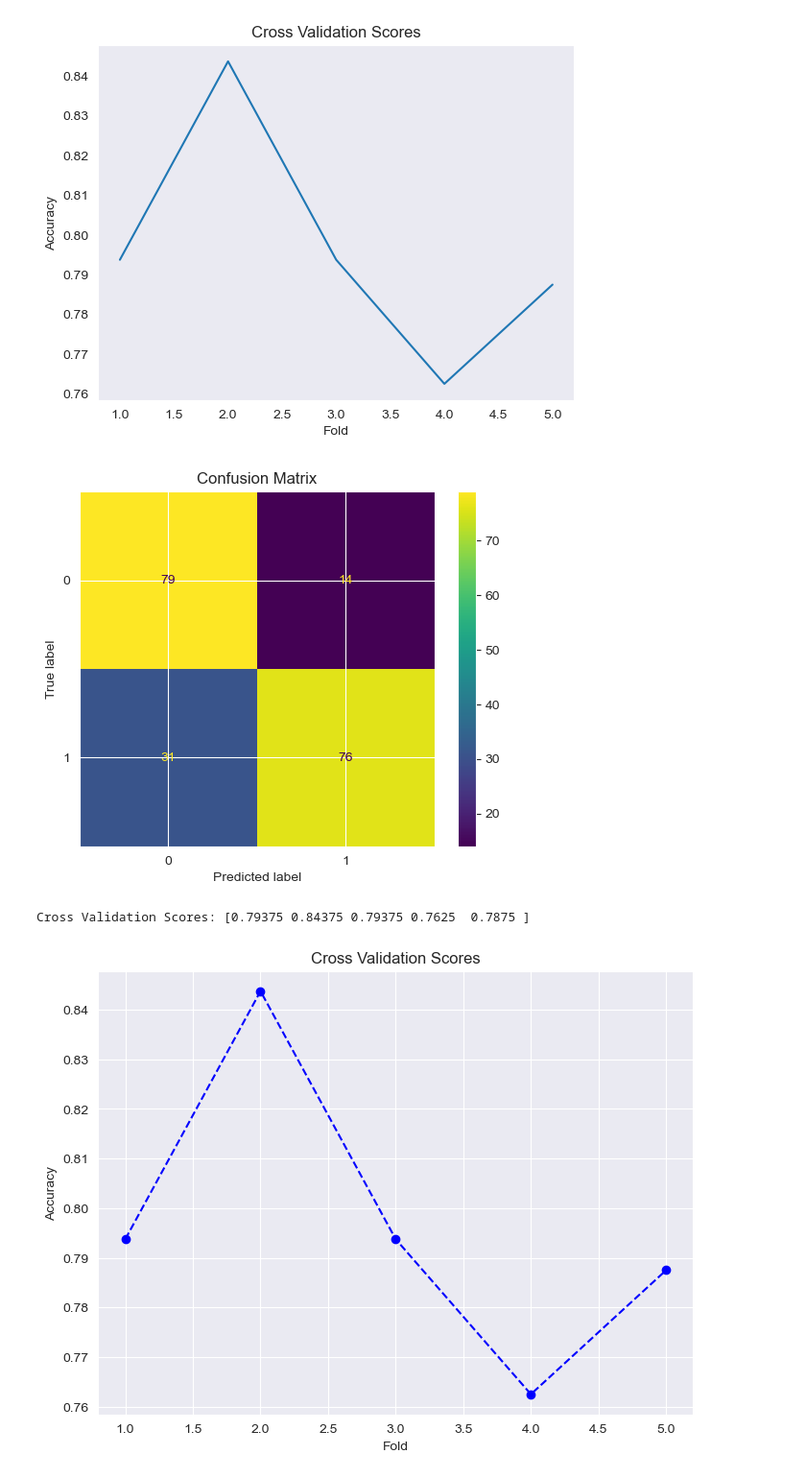
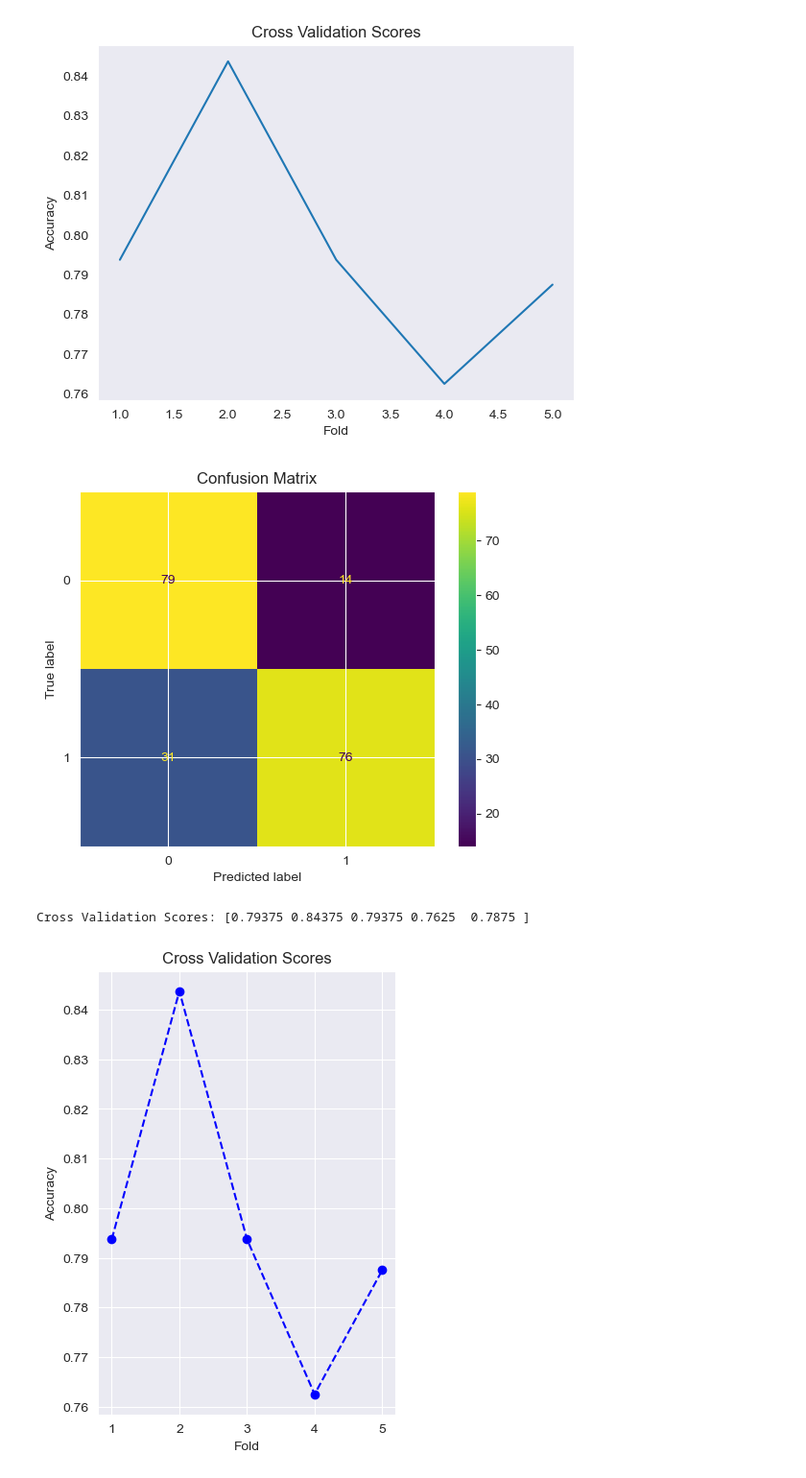
Before and after one commit to BulentKaradeniz/7_ML_Projects, a Jupyter notebook: ML_GTU_Homework_1_2024/Audit_data.ipynb, the cells around one changed output. Shown at 96% size. Saved outputs shown, nothing was run; the diff lists cells and outputs as text; code cells hidden in the pictures.

```diff
--- a/ML_GTU_Homework_1_2024/Audit_data.ipynb
+++ b/ML_GTU_Homework_1_2024/Audit_data.ipynb
@@ -536,32 +536,32 @@ X_test_scaled = scaler.transform(X_test)
 # Part 1: Building a classifier based on KNN with K=3 using Euclidean distance
 knn_classifier = KNeighborsClassifier(n_neighbors=3, metric='euclidean')
 knn_classifier.fit(X_train_scaled, y_train)
 
 # Predicting on test data
 y_pred = knn_classifier.predict(X_test_scaled)
 
 
 # Confusion Matrix
 cm = confusion_matrix(y_test, y_pred)
 disp = ConfusionMatrixDisplay(confusion_matrix=cm, display_labels=np.unique(y))
 disp.plot()
 plt.title('Confusion Matrix')
 plt.show()
 
 # K-Fold Cross Validation
 kf = KFold(n_splits=5, shuffle=True, random_state=42)
 cv_scores = cross_val_score(knn_classifier, X_train_scaled, y_train, cv=kf)
 print("Cross Validation Scores:", cv_scores)
 
 # Plotting Cross Validation Scores
-plt.figure(figsize=(8, 6))
+plt.figure(figsize=(4, 6))
 plt.plot(range(1, 6), cv_scores, marker='o', linestyle='--', color='b')
 plt.xlabel('Fold')
 plt.ylabel('Accuracy')
 plt.title('Cross Validation Scores')
 plt.grid(True)
 plt.show()
 # %% [output]
 [figure]
 Cross Validation Scores: [0.79375 0.84375 0.79375 0.7625  0.7875 ]
-[figure, old version]
+[figure, new version]
```
